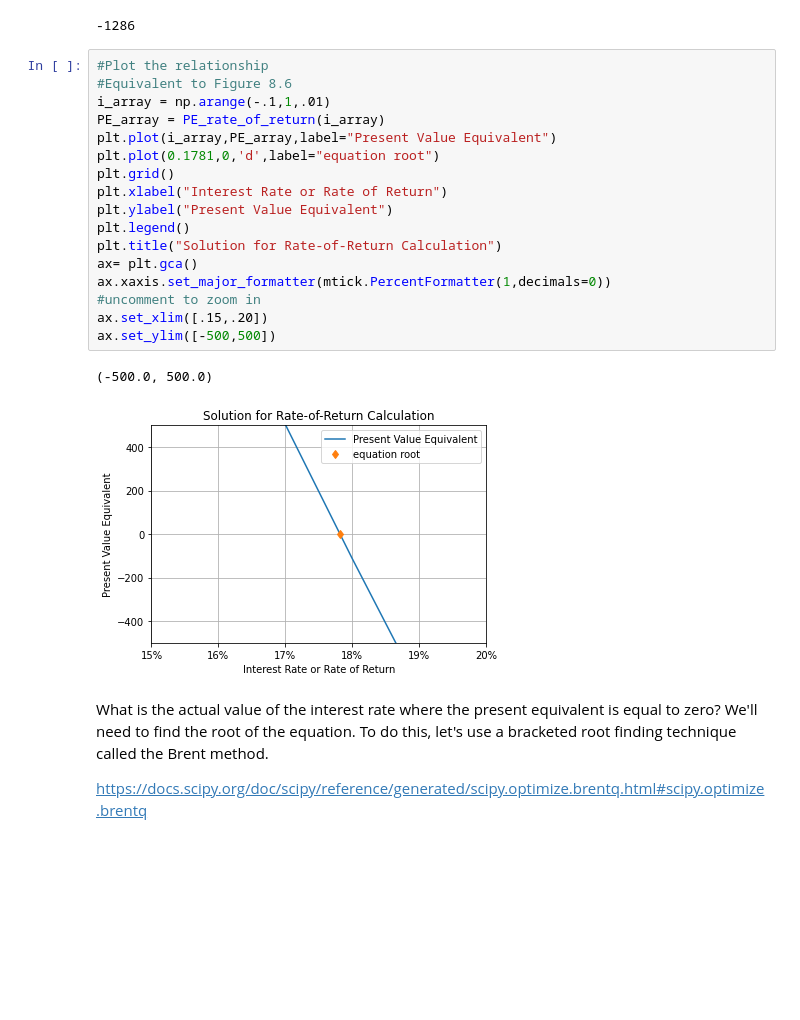
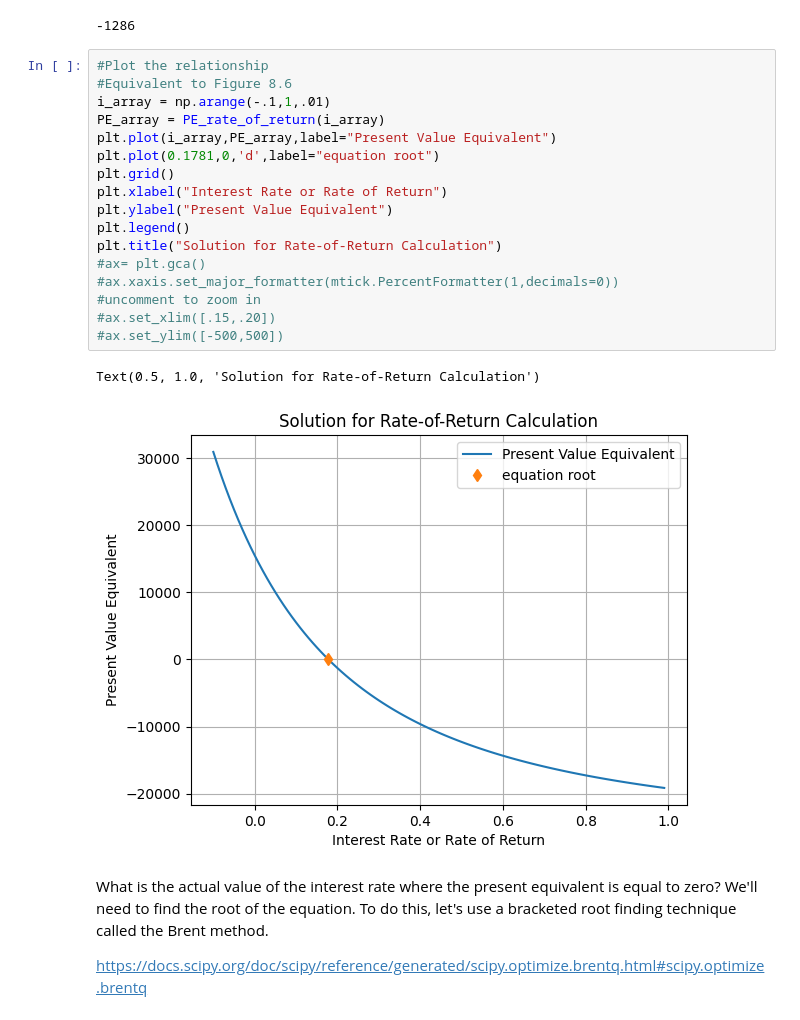
Before and after one commit to Dr-Daily/SystemsEngineering, a Jupyter notebook: Economic Evaluation.ipynb, the cells around one changed output. Drawn from its saved outputs; the diff is of its cells as text; blank space fills up the shorter version.

```diff
--- a/Economic Evaluation.ipynb
+++ b/Economic Evaluation.ipynb
@@ -432,23 +433,23 @@ PE_rate_of_return(.2)
 # %%
 #Plot the relationship
 #Equivalent to Figure 8.6
 i_array = np.arange(-.1,1,.01)
 PE_array = PE_rate_of_return(i_array)
 plt.plot(i_array,PE_array,label="Present Value Equivalent")
 plt.plot(0.1781,0,'d',label="equation root")
 plt.grid()
 plt.xlabel("Interest Rate or Rate of Return")
 plt.ylabel("Present Value Equivalent")
 plt.legend()
 plt.title("Solution for Rate-of-Return Calculation")
-ax= plt.gca()
-ax.xaxis.set_major_formatter(mtick.PercentFormatter(1,decimals=0))
+#ax= plt.gca()
+#ax.xaxis.set_major_formatter(mtick.PercentFormatter(1,decimals=0))
 #uncomment to zoom in
-ax.set_xlim([.15,.20])
-ax.set_ylim([-500,500])
+#ax.set_xlim([.15,.20])
+#ax.set_ylim([-500,500])
 # %% [output]
-(-500.0, 500.0)
+Text(0.5, 1.0, 'Solution for Rate-of-Return Calculation')
-[figure, old version]
+[figure, new version]
 # %% [markdown]
 What is the actual value of the interest rate where the present equivalent is equal to zero? We'll need to find the root of the equation. To do this, let's use a bracketed root finding technique called the Brent method.
 
```
Also changed, not shown: parts of 16 cells of this notebook, 12 other files.
